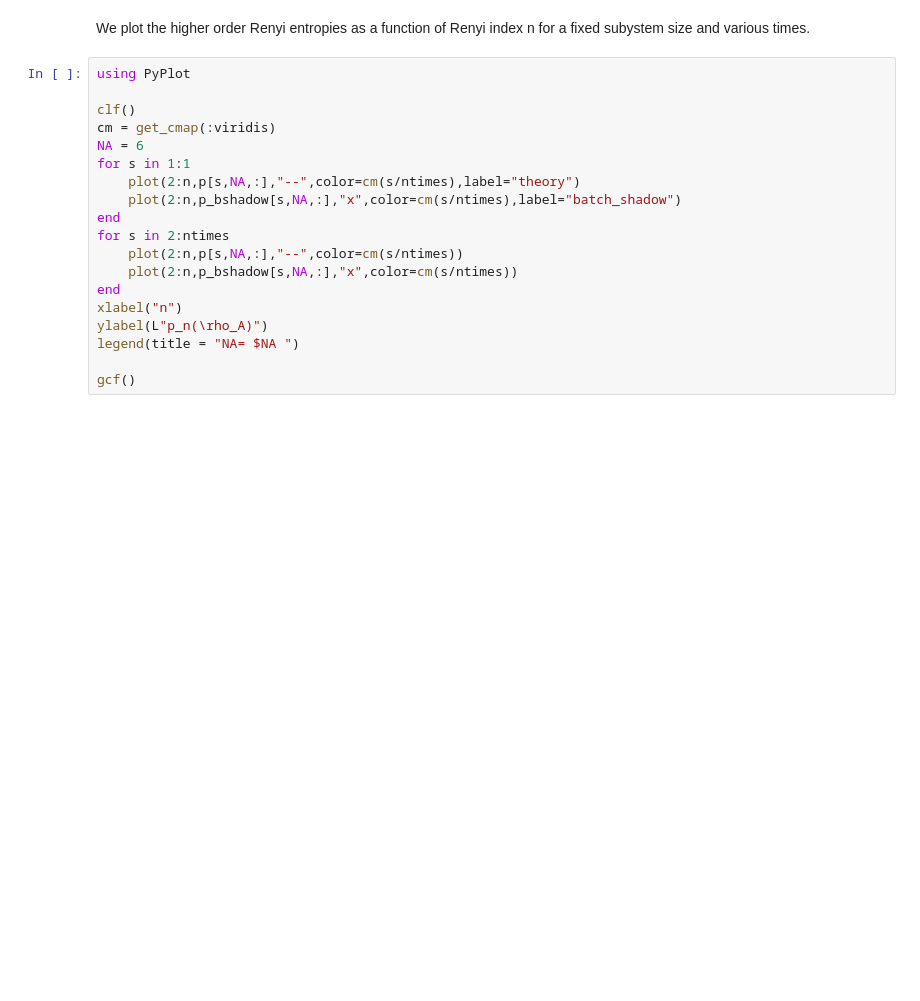
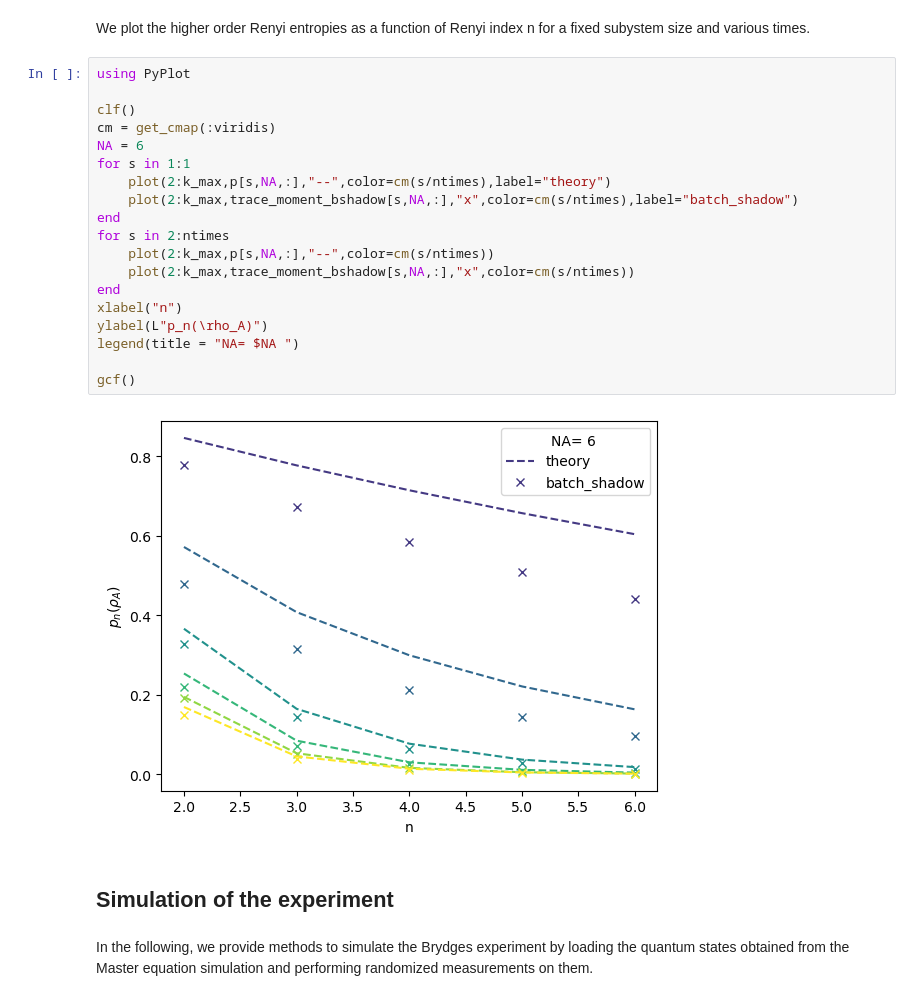
Before and after one commit to bvermersch/RandomMeas.jl, a Jupyter notebook: examples/BrydgesScience2019_struct.ipynb, the cells around one changed output. Saved outputs shown, nothing was run; the diff lists cells and outputs as text; blank space fills up the shorter version.

Commit message:
BrydgesExperiment

```diff
--- a/examples/BrydgesScience2019_struct.ipynb
+++ b/examples/BrydgesScience2019_struct.ipynb
@@ -131,22 +130,28 @@ We plot the higher order Renyi entropies as a function of Renyi index n for a fi
 # %%
 using PyPlot
 
 clf()
 cm = get_cmap(:viridis)
 NA = 6
 for s in 1:1
-    plot(2:n,p[s,NA,:],"--",color=cm(s/ntimes),label="theory")
-    plot(2:n,p_bshadow[s,NA,:],"x",color=cm(s/ntimes),label="batch_shadow")
+    plot(2:k_max,p[s,NA,:],"--",color=cm(s/ntimes),label="theory")
+    plot(2:k_max,trace_moment_bshadow[s,NA,:],"x",color=cm(s/ntimes),label="batch_shadow")
 end
 for s in 2:ntimes
-    plot(2:n,p[s,NA,:],"--",color=cm(s/ntimes))
-    plot(2:n,p_bshadow[s,NA,:],"x",color=cm(s/ntimes))
+    plot(2:k_max,p[s,NA,:],"--",color=cm(s/ntimes))
+    plot(2:k_max,trace_moment_bshadow[s,NA,:],"x",color=cm(s/ntimes))
 end
 xlabel("n")
 ylabel(L"p_n(\rho_A)")
 legend(title = "NA= $NA ")
 
 gcf()
+# %% [output]
+[figure, added]
+# %% [markdown]
+## Simulation of the experiment
+# %% [markdown]
+In the following, we provide methods to simulate the Brydges experiment by loading the quantum states obtained from the Master equation simulation and performing randomized measurements on them.
 # %%
 using MAT
 ITensors.disable_warn_order()
```
Also changed, not shown: parts of 22 cells of this notebook, 31 other files.
